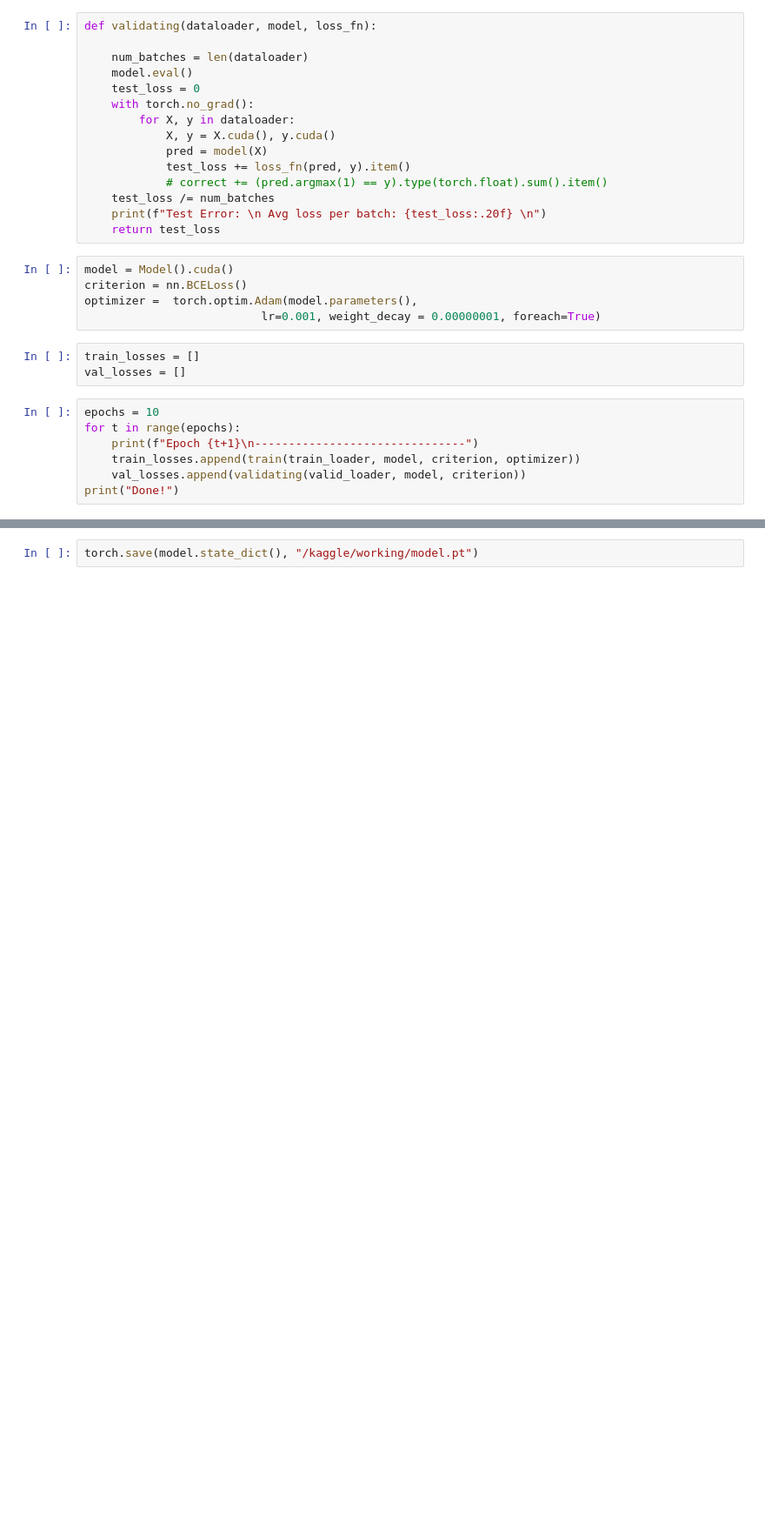
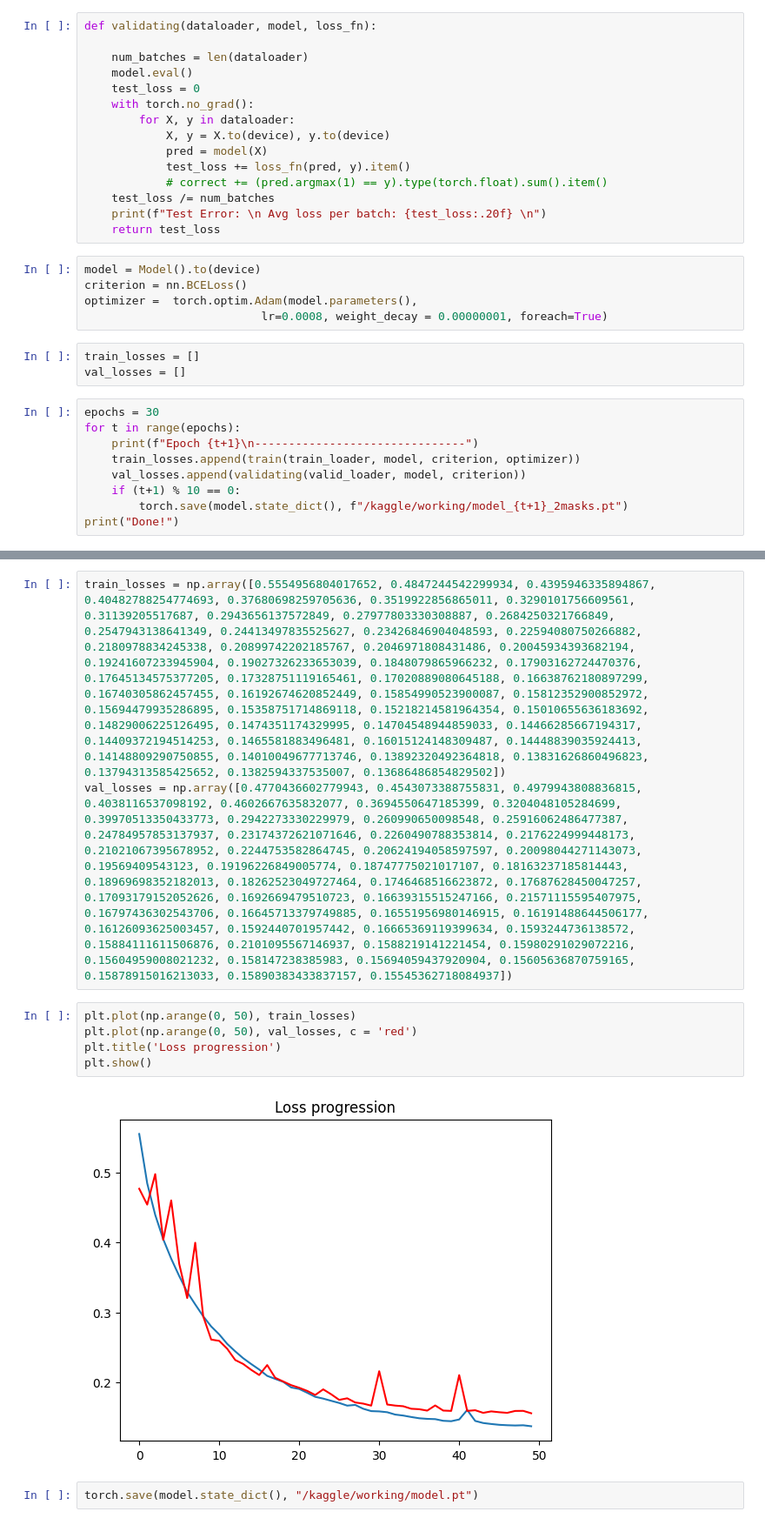
Before and after one commit to minhhvu17/mlmed2024, a Jupyter notebook: Report_3/lungcovid.ipynb, the cells around one changed output, grey strips where cells are left out. Shown at 87% size. Drawn from its saved outputs; the diff is of its cells as text; blank space fills up the shorter version.

```diff
--- a/Report_3/lungcovid.ipynb
+++ b/Report_3/lungcovid.ipynb
@@ -269,7 +302,7 @@ def validating(dataloader, model, loss_fn):
     test_loss = 0
     with torch.no_grad():
         for X, y in dataloader:
-            X, y = X.cuda(), y.cuda()
+            X, y = X.to(device), y.to(device)
             pred = model(X)
             test_loss += loss_fn(pred, y).item()
             # correct += (pred.argmax(1) == y).type(torch.float).sum().item()
@@ -277,19 +310,21 @@ def validating(dataloader, model, loss_fn):
     print(f"Test Error: \n Avg loss per batch: {test_loss:.20f} \n")
     return test_loss
 # %%
-model = Model().cuda()
+model = Model().to(device)
 criterion = nn.BCELoss()
 optimizer =  torch.optim.Adam(model.parameters(),
-                          lr=0.001, weight_decay = 0.00000001, foreach=True)
+                          lr=0.0008, weight_decay = 0.00000001, foreach=True)
 # %%
 train_losses = []
 val_losses = []
 # %%
-epochs = 10
+epochs = 30
 for t in range(epochs):
     print(f"Epoch {t+1}\n-------------------------------")
     train_losses.append(train(train_loader, model, criterion, optimizer))
     val_losses.append(validating(valid_loader, model, criterion))
+    if (t+1) % 10 == 0:
+        torch.save(model.state_dict(), f"/kaggle/working/model_{t+1}_2masks.pt")
 print("Done!")
 # %% [output]
 Epoch 1
@@ -364,3 +423,13 @@ print(val_losses)
+# %%
+train_losses = np.array([0.5554956804017652, 0.4847244542299934, 0.4395946335894867, 0.40482788254774693, 0.37680698259705636, 0.3519922856865011, 0.3290101756609561, 0.31139205517687, 0.2943656137572849, 0.27977803330308887, 0.2684250321766849, 0.2547943138641349, 0.24413497835525627, 0.23426846904048593, 0.22594080750266882, 0.2180978834245338, 0.20899742202185767, 0.2046971808431486, 0.20045934393682194, 0.19241607233945904, 0.19027326233653039, 0.1848079865966232, 0.17903162724470376, 0.17645134575377205, 0.17328751119165461, 0.17020889080645188, 0.16638762180897299, 0.16740305862457455, 0.16192674620852449, 0.15854990523900087, 0.15812352900852972, 0.15694479935286895, 0.15358751714869118, 0.15218214581964354, 0.15010655636183692, 0.14829006225126495, 0.1474351174329995, 0.14704548944859033, 0.14466285667194317, 0.14409372194514253, 0.1465581883496481, 0.16015124148309487, 0.14448839035924413, 0.14148809290750855, 0.14010049677713746, 0.13892320492364818, 0.13831626860496823, 0.13794313585425652, 0.1382594337535007, 0.13686486854829502])
+val_losses = np.array([0.4770436602779943, 0.4543073388755831, 0.4979943808836815, 0.4038116537098192, 0.4602667635832077, 0.3694550647185399, 0.3204048105284699, 0.39970513350433773, 0.2942273330229979, 0.260990650098548, 0.25916062486477387, 0.24784957853137937, 0.23174372621071646, 0.2260490788353814, 0.2176224999448173, 0.21021067395678952, 0.2244753582864745, 0.20624194058597597, 0.20098044271143073, 0.19569409543123, 0.19196226849005774, 0.18747775021017107, 0.18163237185814443, 0.18969698352182013, 0.18262523049727464, 0.1746468516623872, 0.17687628450047257, 0.17093179152052626, 0.1692669479510723, 0.16639315515247166, 0.21571115595407975, 0.16797436302543706, 0.16645713379749885, 0.16551956980146915, 0.16191488644506177, 0.16126093625003457, 0.1592440701957442, 0.16665369119399634, 0.1593244736138572, 0.15884111611506876, 0.2101095567146937, 0.1588219141221454, 0.15980291029072216, 0.15604959008021232, 0.158147238385983, 0.15694059437920904, 0.15605636870759165, 0.15878915016213033, 0.15890383433837157, 0.15545362718084937])
+# %%
+plt.plot(np.arange(0, 50), train_losses)
+plt.plot(np.arange(0, 50), val_losses, c = 'red')
+plt.title('Loss progression')
+plt.show()
+# %% [output]
+[figure, added]
 # %%
 torch.save(model.state_dict(), "/kaggle/working/model.pt")
 # %%
```
Also changed, not shown: parts of 24 cells of this notebook, 2 other files.
